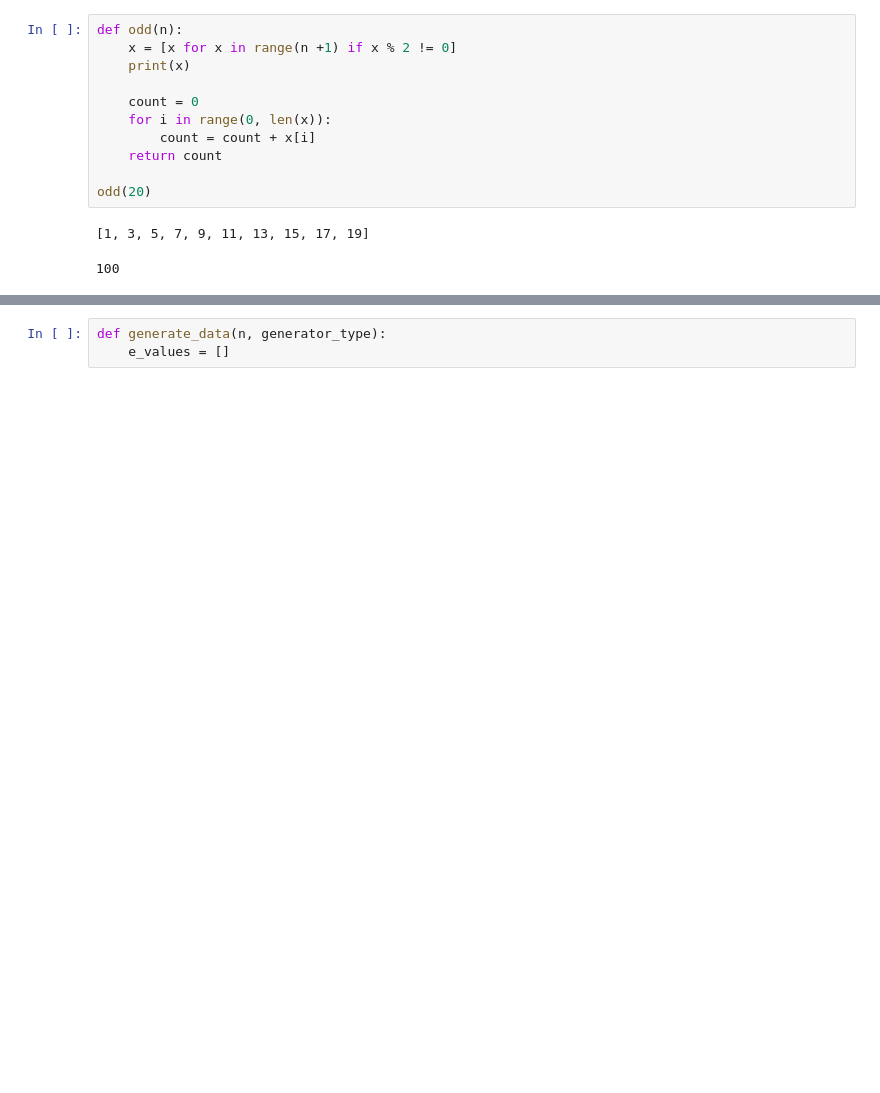
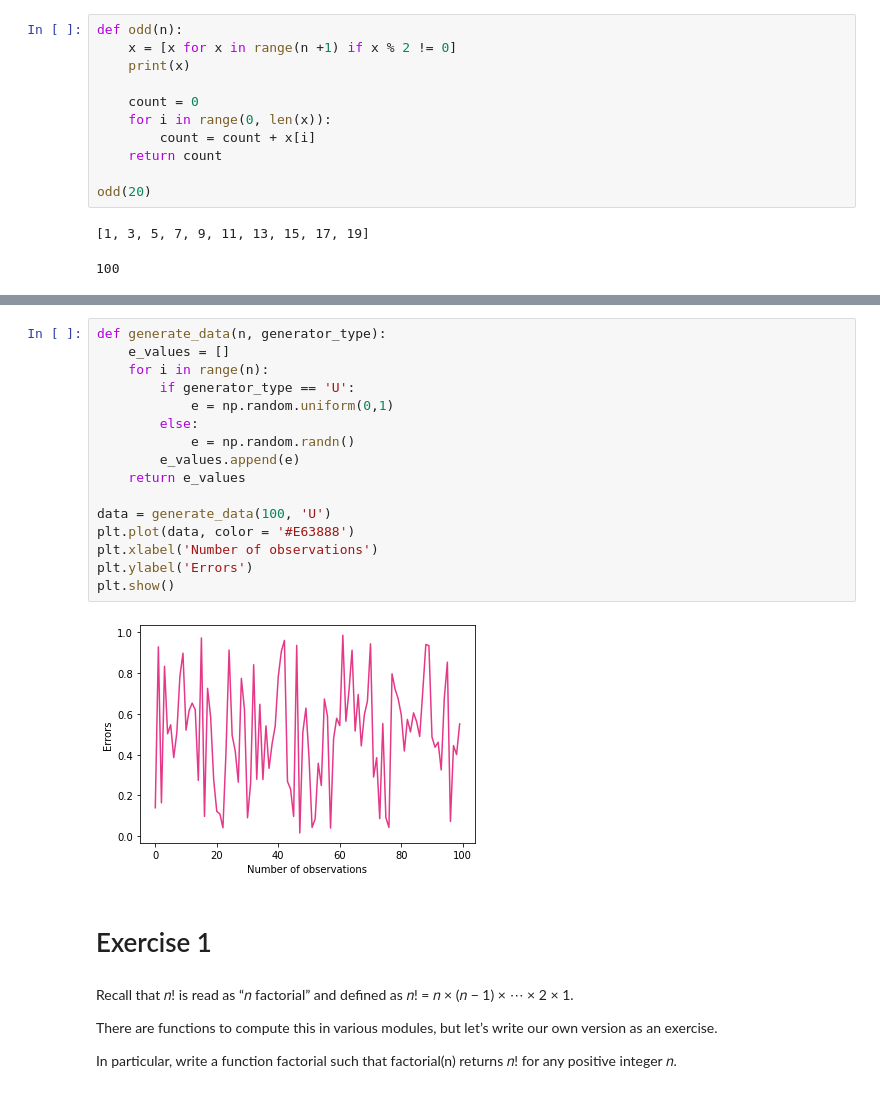
Before and after one commit to JMCass/Economics-Python, a Jupyter notebook: QE_Chap4.ipynb, the cells around one changed output, grey strips where cells are left out. Cells and saved outputs as stored; diff of their text form; blank space fills up the shorter version.

```diff
--- a/QE_Chap4.ipynb
+++ b/QE_Chap4.ipynb
@@ -86,3 +86,27 @@ plt.show()
-# %%
-def generate_data(n, generator_type):
-    e_values = []
+# %%
+def generate_data(n, generator_type):
+    e_values = []
+    for i in range(n):
+        if generator_type == 'U':
+            e = np.random.uniform(0,1)
+        else:
+            e = np.random.randn()
+        e_values.append(e)
+    return e_values
+
+data = generate_data(100, 'U')
+plt.plot(data, color = '#E63888')
+plt.xlabel('Number of observations')
+plt.ylabel('Errors')
+plt.show()
+# %% [output]
+[figure, added]
+# %% [markdown]
+# Exercise 1
+# %% [markdown]
+Recall that 𝑛! is read as “𝑛 factorial” and defined as 𝑛! = 𝑛 × (𝑛 − 1) × ⋯ × 2 × 1.
+
+There are functions to compute this in various modules, but let’s write our own version as an
+exercise.
+
+In particular, write a function factorial such that factorial(n) returns 𝑛! for any positive integer 𝑛.
```
Also changed, not shown: parts of 5 cells of this notebook.
